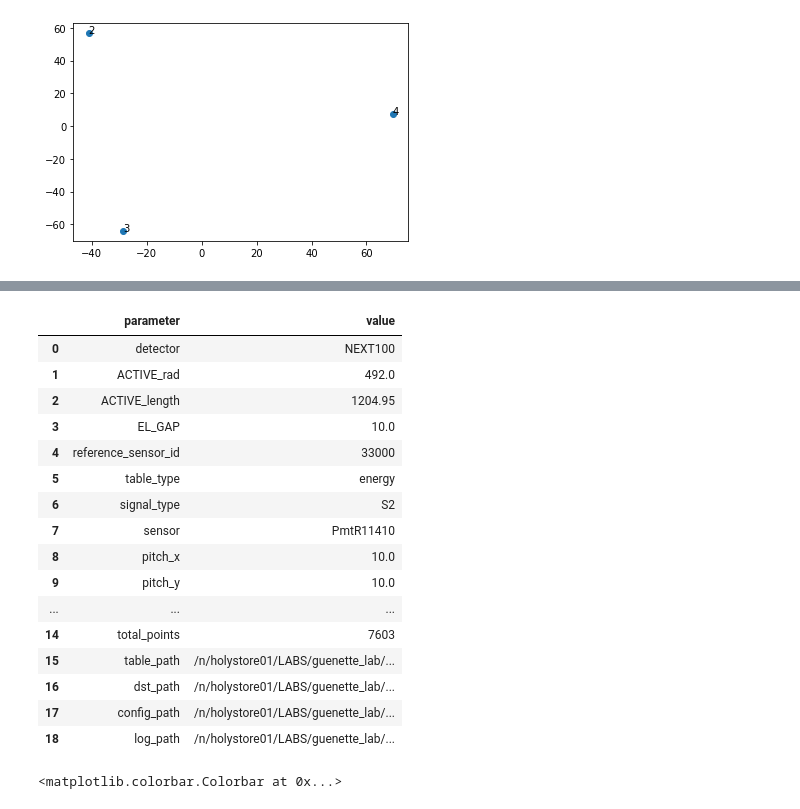
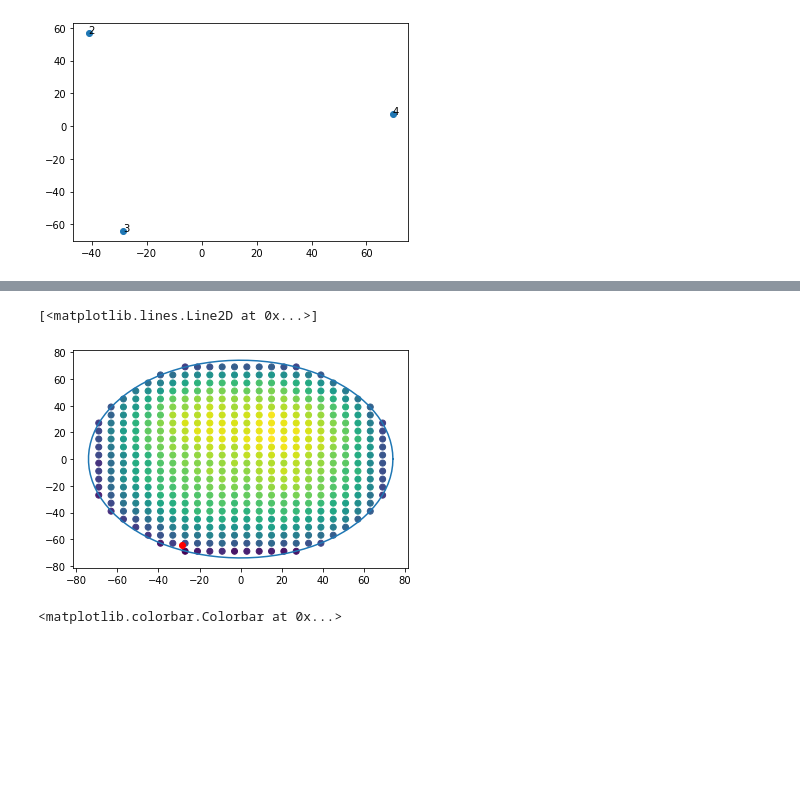
Before and after one commit to gondiaz/NEXT100-0nubb-analysis, a Jupyter notebook: lighttable_production/lt_creator.ipynb, the cells around one changed output, grey strips where cells are left out. Cells and saved outputs as stored; diff of their text form; code cells hidden in the pictures; blank space fills up the shorter version.

```diff
--- a/lighttable_production/lt_creator.ipynb
+++ b/lighttable_production/lt_creator.ipynb
@@ -142 +169,14 @@ if save:
+# %%
+sid = 3
+plt.scatter(lt.x, lt.y, c=lt[pmt + f"_{sid}"])
+plt.scatter(datapmt[datapmt["SensorID"]==sid].X, datapmt[datapmt["SensorID"]==sid].Y, c="r")
+
+r = float(config.set_index("parameter").loc["ACTIVE_rad"])
+theta = np.linspace(0, 2*np.pi, 100)
+x=r*np.cos(theta)
+y=r*np.sin(theta)
+plt.plot(x, y)
+# %% [output]
+[<matplotlib.lines.Line2D at 0x...>]
+[figure, added]
 # %%
@@ -146,26 +186,6 @@ filename = "/Users/gonzalo/NEXT/DATA/LightTables/NEXT100_S2_LT.h5"
 
 lt_ex  = load_dst(filename, "LT", "LightTable")
 config = load_dst(filename, "LT", "Config")
-# %%
-config
-# %% [output]
-|  | parameter | value |
-| 0 | detector | NEXT100 |
-| 1 | ACTIVE_rad | 492.0 |
-| 2 | ACTIVE_length | 1204.95 |
-| 3 | EL_GAP | 10.0 |
-| 4 | reference_sensor_id | 33000 |
-| 5 | table_type | energy |
-| 6 | signal_type | S2 |
-| 7 | sensor | PmtR11410 |
-| 8 | pitch_x | 10.0 |
-| 9 | pitch_y | 10.0 |
-| ... | ... | ... |
-| 14 | total_points | 7603 |
-| 15 | table_path | /n/holystore01/LABS/guenette_lab/... |
-| 16 | dst_path | /n/holystore01/LABS/guenette_lab/... |
-| 17 | config_path | /n/holystore01/LABS/guenette_lab/... |
-| 18 | log_path | /n/holystore01/LABS/guenette_lab/... |
 # %%
 from invisible_cities.core.core_functions import binedges_from_bincenters
 xbins = binedges_from_bincenters(np.unique(lt["x"]))
```
Also changed, not shown: parts of 12 cells of this notebook, 1 other file.
